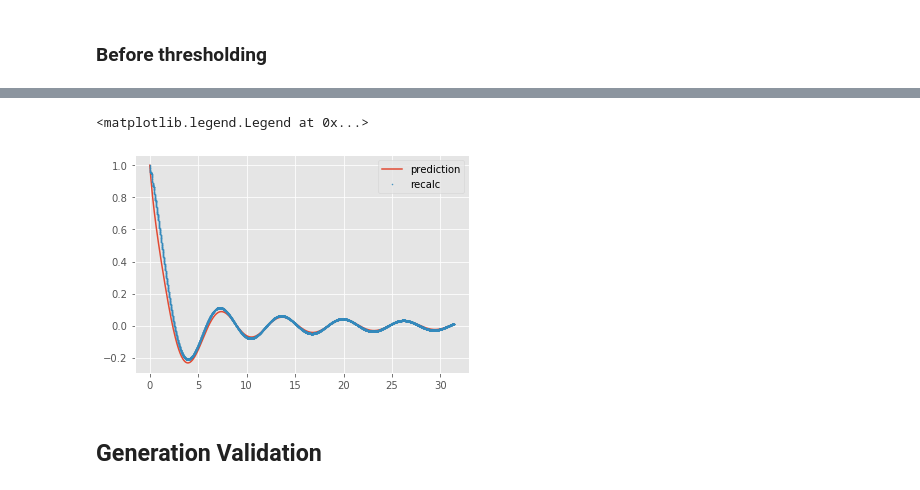
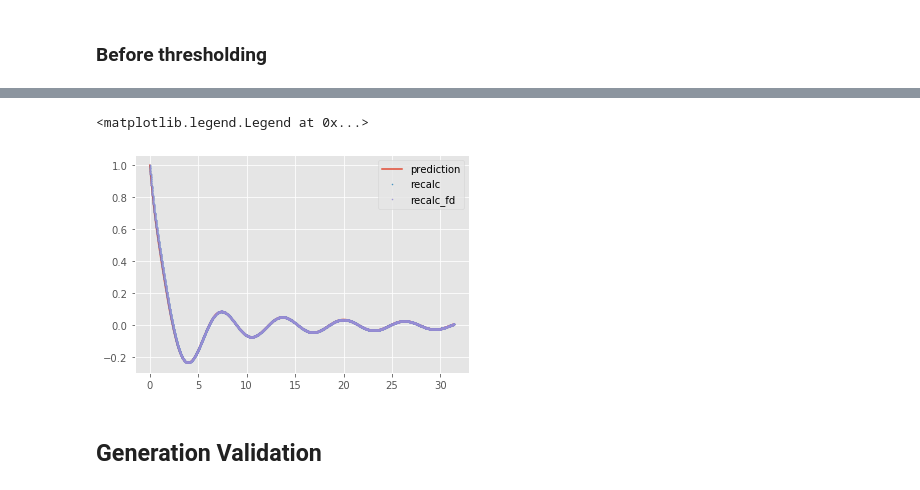
Before and after one commit to AlexB-B/DeePyMoD_torch_AlexVersion, a Jupyter notebook: notebooks/VE-DGValidation-DMTesting.ipynb, the cells around one changed output, grey strips where cells are left out. Drawn from its saved outputs; the diff is of its cells as text; code cells hidden in the pictures.

```diff
--- a/notebooks/VE-DGValidation-DMTesting.ipynb
+++ b/notebooks/VE-DGValidation-DMTesting.ipynb
@@ -231,6 +256,6 @@ expected_coeffs
 ## Running DeepMoD
 # %%
 begin_timestamp = datetime.now()
-coeff_info_tuple, lstsq_guess_list, network = DeepMoD(time_tensor, target_tensor, network_config, library_config, optim_config, plot=True)
+coeff_info_tuple, lstsq_guess_list, network = DeepMoD(time_tensor, target_tensor, library_config, network_config, optim_config, plot=True)
 sparse_coeff_vector_list_list, scaled_coeff_vector_list_list, sparsity_mask_list_list = coeff_info_tuple
 # %% [output]
@@ -334,11 +369,11 @@ sparsity_mask = sparsity_mask_list_list[0][0].clone()
 
 # sparsity_mask = [0,1,2,3,4,5,6]
 # %%
-# response_recalc_bt = VE_datagen.calculate_int_diff_equation(time_tensor_post, prediction_tensor, scaled_input_expr, coeff_vector, sparsity_mask, library_diff_order, input_type)
+response_recalc_bt = VE_datagen.calculate_int_diff_equation(time_tensor_post, prediction_tensor, scaled_input_expr, coeff_vector, sparsity_mask, library_diff_order, input_type)
 # %%
 # Prep for finite difference method
 
 scaled_strain_array = scaled_input_expr(scaled_time_array)
-coeff_vector = np.array(coeff_vector.detach())
-coeff_vector
+coeff_vector_array = np.array(coeff_vector.detach())
+coeff_vector_array
 # %% [output]
@@ -363,13 +387,14 @@ array([[3.3722046e-01],
 # %%
 # Alt finite difference method
-response_recalc_bt = VE_datagen.calculate_finite_difference_diff_equation(scaled_time_array, scaled_strain_array, prediction_array, coeff_vector, sparsity_mask, library_diff_order, input_type)
+response_recalc_bt_fd = VE_datagen.calculate_finite_difference_diff_equation(scaled_time_array, scaled_strain_array, prediction_array, coeff_vector_array, sparsity_mask, library_diff_order, input_type)
 # %%
 plt.plot(time_array.flatten(), prediction_array.flatten(), label='prediction')
 plt.plot(time_array.flatten(), response_recalc_bt.flatten(), label='recalc', marker='.', markersize=1, linestyle='None')
+plt.plot(time_array.flatten(), response_recalc_bt_fd.flatten(), label='recalc_fd', marker='.', markersize=1, linestyle='None')
 plt.legend()
 # %% [output]
 <matplotlib.legend.Legend at 0x...>
-[figure, old version]
+[figure, new version]
 # %% [markdown]
 ## Generation Validation
 # %%
```
Also changed, not shown: parts of 45 cells of this notebook, 13 other files.
